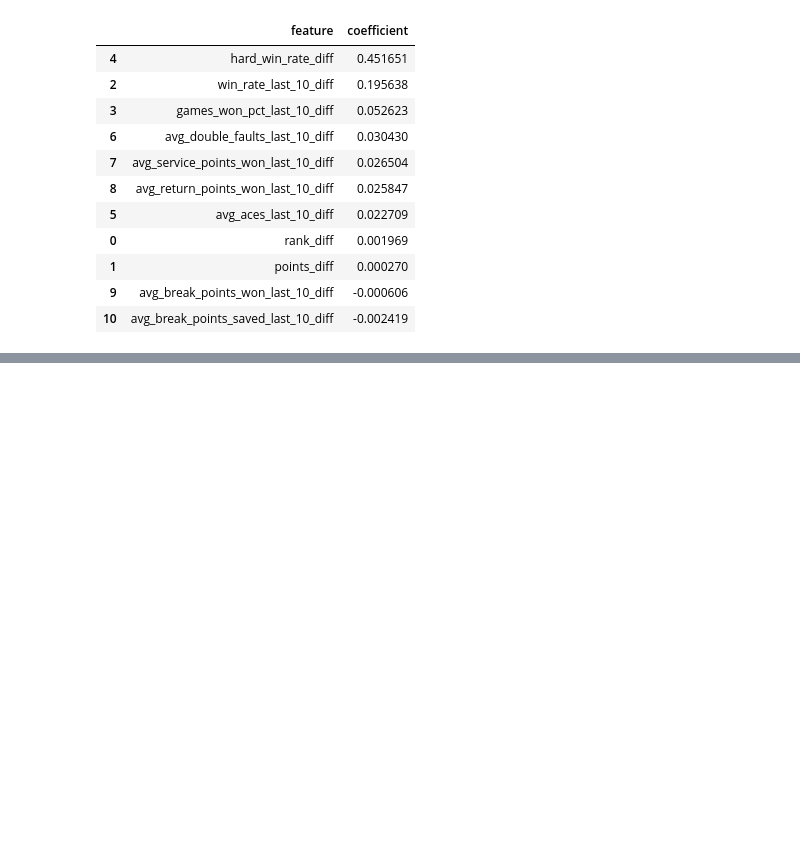
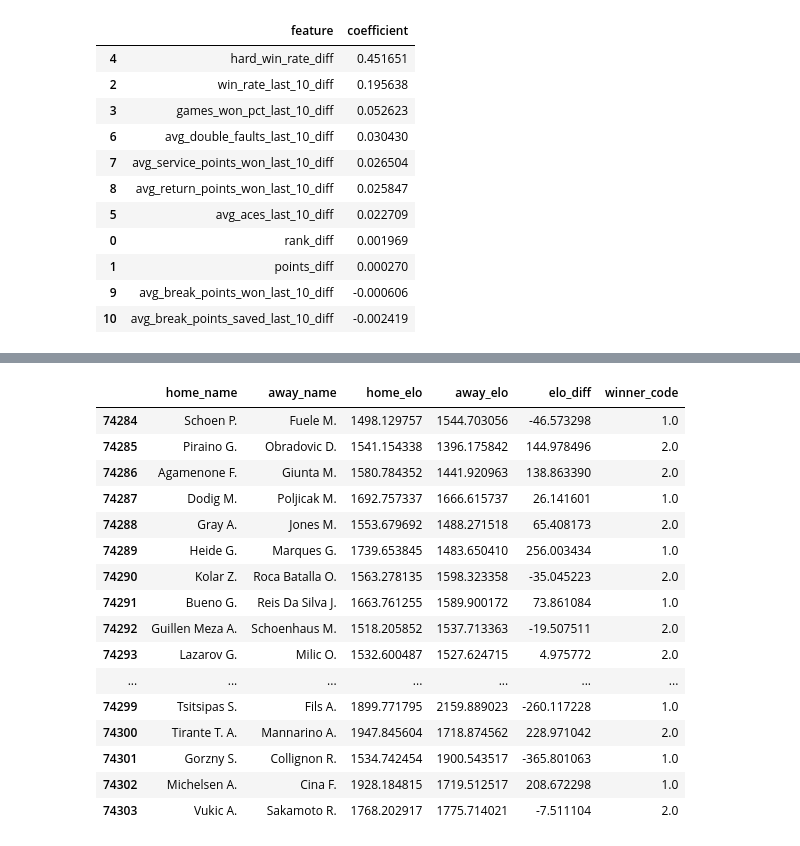
Before and after one commit to chirag330/Tennis-ML-Predictor---US-Open, a Jupyter notebook: Main.ipynb, the cells around one changed output, grey strips where cells are left out. Saved outputs shown, nothing was run; the diff lists cells and outputs as text; code cells hidden in the pictures; blank space fills up the shorter version.

```diff
--- a/Main.ipynb
+++ b/Main.ipynb
@@ -1836,0 +2014,29 @@ v2_coefficients
+# %%
+elo_data[
+    [
+        "home_name",
+        "away_name",
+        "home_elo",
+        "away_elo",
+        "elo_diff",
+        "winner_code"
+    ]
+].tail(20)
+# %% [output]
+|  | home_name | away_name | home_elo | away_elo | elo_diff | winner_code |
+| 74284 | Schoen P. | Fuele M. | 1498.129757 | 1544.703056 | -46.573298 | 1.0 |
+| 74285 | Piraino G. | Obradovic D. | 1541.154338 | 1396.175842 | 144.978496 | 2.0 |
+| 74286 | Agamenone F. | Giunta M. | 1580.784352 | 1441.920963 | 138.863390 | 2.0 |
+| 74287 | Dodig M. | Poljicak M. | 1692.757337 | 1666.615737 | 26.141601 | 1.0 |
+| 74288 | Gray A. | Jones M. | 1553.679692 | 1488.271518 | 65.408173 | 2.0 |
+| 74289 | Heide G. | Marques G. | 1739.653845 | 1483.650410 | 256.003434 | 1.0 |
+| 74290 | Kolar Z. | Roca Batalla O. | 1563.278135 | 1598.323358 | -35.045223 | 2.0 |
+| 74291 | Bueno G. | Reis Da Silva J. | 1663.761255 | 1589.900172 | 73.861084 | 1.0 |
+| 74292 | Guillen Meza A. | Schoenhaus M. | 1518.205852 | 1537.713363 | -19.507511 | 2.0 |
+| 74293 | Lazarov G. | Milic O. | 1532.600487 | 1527.624715 | 4.975772 | 2.0 |
+| ... | ... | ... | ... | ... | ... | ... |
+| 74299 | Tsitsipas S. | Fils A. | 1899.771795 | 2159.889023 | -260.117228 | 1.0 |
+| 74300 | Tirante T. A. | Mannarino A. | 1947.845604 | 1718.874562 | 228.971042 | 2.0 |
+| 74301 | Gorzny S. | Collignon R. | 1534.742454 | 1900.543517 | -365.801063 | 1.0 |
+| 74302 | Michelsen A. | Cina F. | 1928.184815 | 1719.512517 | 208.672298 | 1.0 |
+| 74303 | Vukic A. | Sakamoto R. | 1768.202917 | 1775.714021 | -7.511104 | 2.0 |
```
Also changed, not shown: parts of 19 cells of this notebook.
